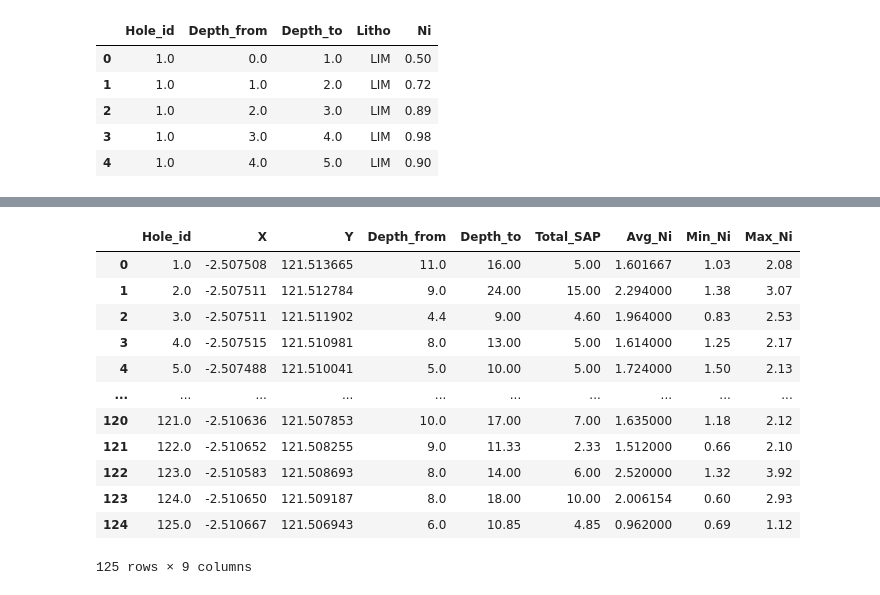
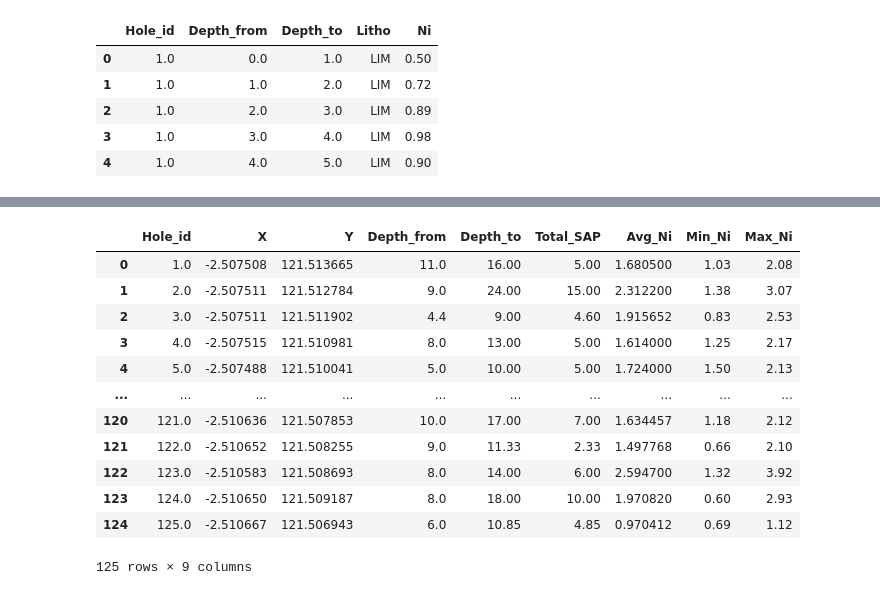
Before and after one commit to alxndr1902/PlottingGeoMap, a Jupyter notebook: main.ipynb, the cells around one changed output, grey strips where cells are left out. Drawn from its saved outputs; the diff is of its cells as text; code cells hidden in the pictures.

```diff
--- a/main.ipynb
+++ b/main.ipynb
@@ -42,0 +86,4 @@ new_data.head()
+# %%
+weighted_sum = sap_data.groupby('Hole_id')['Weighted_Ni'].sum().reset_index(name='Weighted_Sum_Ni')
+# %%
+aggregated_data = pd.merge(aggregated_data, weighted_sum, on='Hole_id')
@@ -42,0 +104,2 @@ new_data.head()
+# %%
+aggregated_data['Avg_Ni'] = aggregated_data['Weighted_Sum_Ni'] / aggregated_data['Total_SAP']
@@ -42,0 +120,3 @@ new_data.head()
+# %%
+aggregated_data.drop(columns=['Weighted_Sum_Ni'], inplace=True)
+aggregated_data.to_csv('datasets/aggregated_data.csv', index=False)
@@ -70,28 +164,26 @@ aggregated_data.head()
 # %%
 # Combine all relevant columns for plotting data
 plot_data = pd.concat([
     aggregated_data[['Hole_id']],
     data_collar[['X', 'Y']],
     aggregated_data[['Depth_from', 'Depth_to', 'Total_SAP', 'Avg_Ni', 'Min_Ni', 'Max_Ni']]
 ], axis= 1)
 
 # save to .csv file
 plot_data.to_csv('datasets/plot_data.csv', index=False)
-
-plot_data
 # %% [output]
 |  | Hole_id | X | Y | Depth_from | Depth_to | Total_SAP | Avg_Ni | Min_Ni | Max_Ni |
-| 0 | 1.0 | -2.507508 | 121.513665 | 11.0 | 16.00 | 5.00 | 1.601667 | 1.03 | 2.08 |
-| 1 | 2.0 | -2.507511 | 121.512784 | 9.0 | 24.00 | 15.00 | 2.294000 | 1.38 | 3.07 |
-| 2 | 3.0 | -2.507511 | 121.511902 | 4.4 | 9.00 | 4.60 | 1.964000 | 0.83 | 2.53 |
+| 0 | 1.0 | -2.507508 | 121.513665 | 11.0 | 16.00 | 5.00 | 1.680500 | 1.03 | 2.08 |
+| 1 | 2.0 | -2.507511 | 121.512784 | 9.0 | 24.00 | 15.00 | 2.312200 | 1.38 | 3.07 |
+| 2 | 3.0 | -2.507511 | 121.511902 | 4.4 | 9.00 | 4.60 | 1.915652 | 0.83 | 2.53 |
 | 3 | 4.0 | -2.507515 | 121.510981 | 8.0 | 13.00 | 5.00 | 1.614000 | 1.25 | 2.17 |
 | 4 | 5.0 | -2.507488 | 121.510041 | 5.0 | 10.00 | 5.00 | 1.724000 | 1.50 | 2.13 |
 | ... | ... | ... | ... | ... | ... | ... | ... | ... | ... |
-| 120 | 121.0 | -2.510636 | 121.507853 | 10.0 | 17.00 | 7.00 | 1.635000 | 1.18 | 2.12 |
-| 121 | 122.0 | -2.510652 | 121.508255 | 9.0 | 11.33 | 2.33 | 1.512000 | 0.66 | 2.10 |
-| 122 | 123.0 | -2.510583 | 121.508693 | 8.0 | 14.00 | 6.00 | 2.520000 | 1.32 | 3.92 |
-| 123 | 124.0 | -2.510650 | 121.509187 | 8.0 | 18.00 | 10.00 | 2.006154 | 0.60 | 2.93 |
-| 124 | 125.0 | -2.510667 | 121.506943 | 6.0 | 10.85 | 4.85 | 0.962000 | 0.69 | 1.12 |
+| 120 | 121.0 | -2.510636 | 121.507853 | 10.0 | 17.00 | 7.00 | 1.634457 | 1.18 | 2.12 |
+| 121 | 122.0 | -2.510652 | 121.508255 | 9.0 | 11.33 | 2.33 | 1.497768 | 0.66 | 2.10 |
+| 122 | 123.0 | -2.510583 | 121.508693 | 8.0 | 14.00 | 6.00 | 2.594700 | 1.32 | 3.92 |
+| 123 | 124.0 | -2.510650 | 121.509187 | 8.0 | 18.00 | 10.00 | 1.970820 | 0.60 | 2.93 |
+| 124 | 125.0 | -2.510667 | 121.506943 | 6.0 | 10.85 | 4.85 | 0.970412 | 0.69 | 1.12 |
 125 rows × 9 columns
 # %%
 # plt.figure(figsize=(15, 8))
```
Also changed, not shown: parts of 9 cells of this notebook.
